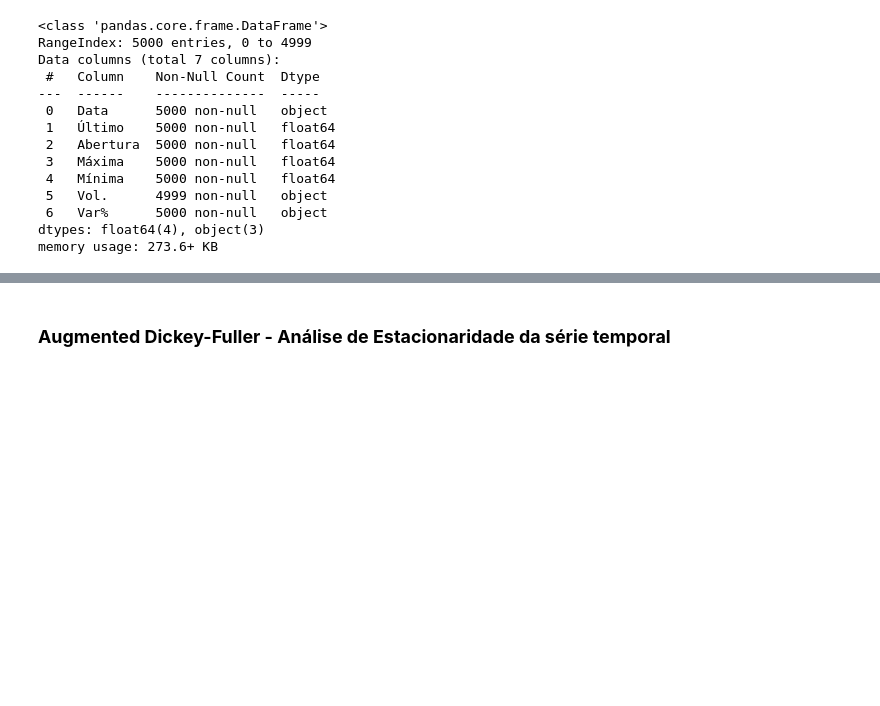
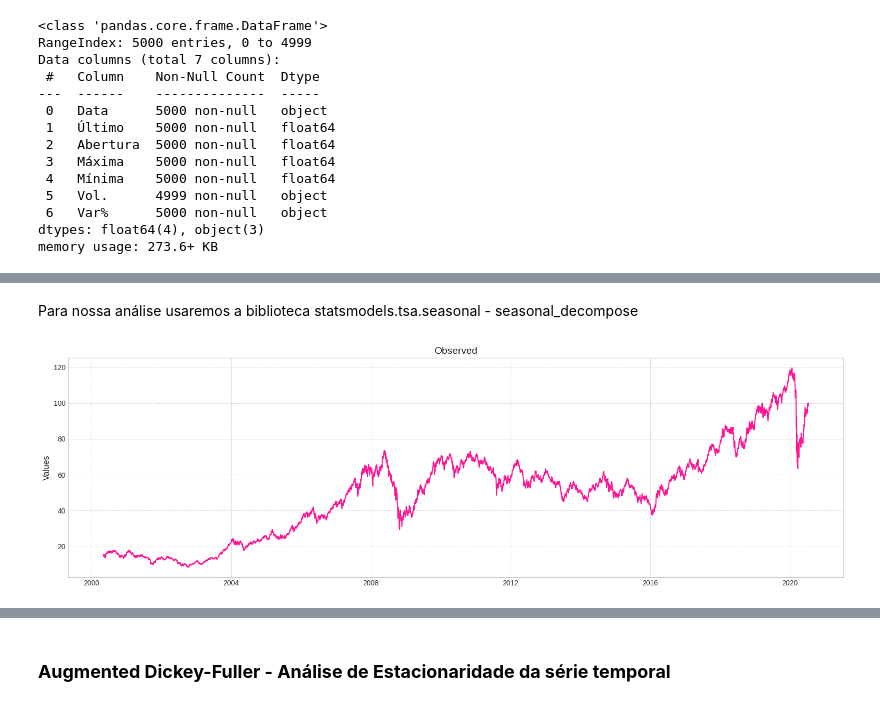
Before and after one commit to ymaydias/Tech_challenge, a Jupyter notebook: 2º_Tech_Challenge.ipynb, the cells around one changed output, grey strips where cells are left out. Drawn from its saved outputs; the diff is of its cells as text; code cells hidden in the pictures; blank space fills up the shorter version.

```diff
--- a/2º_Tech_Challenge.ipynb
+++ b/2º_Tech_Challenge.ipynb
@@ -181,4 +131,16 @@ plt.plot(df.Data, df.Último)
+# %% [markdown]
+Para nossa análise usaremos a biblioteca statsmodels.tsa.seasonal - seasonal_decompose
 # %%
 from statsmodels.tsa.seasonal import seasonal_decompose
 # %%
 analises = seasonal_decompose(df["Último"], model="aditivo", period=12)
+# %%
+fig, ax1 = plt.subplots(figsize=(16, 5))
+ax1.plot(df['Data'], analises.observed, linestyle='-', color='deeppink')
+ax1.set_title('Observed', fontsize=14)
+ax1.set_ylabel('Values', fontsize=12)
+ax1.grid(True, which='both', linestyle='--', linewidth=0.5)
+plt.tight_layout()
+plt.show()
+# %% [output]
+[figure, added]
```
Also changed, not shown: parts of 48 cells of this notebook.
